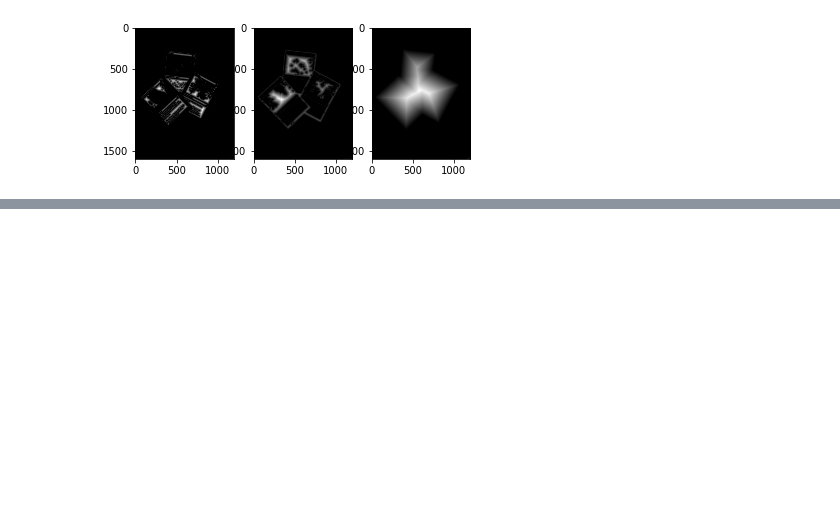
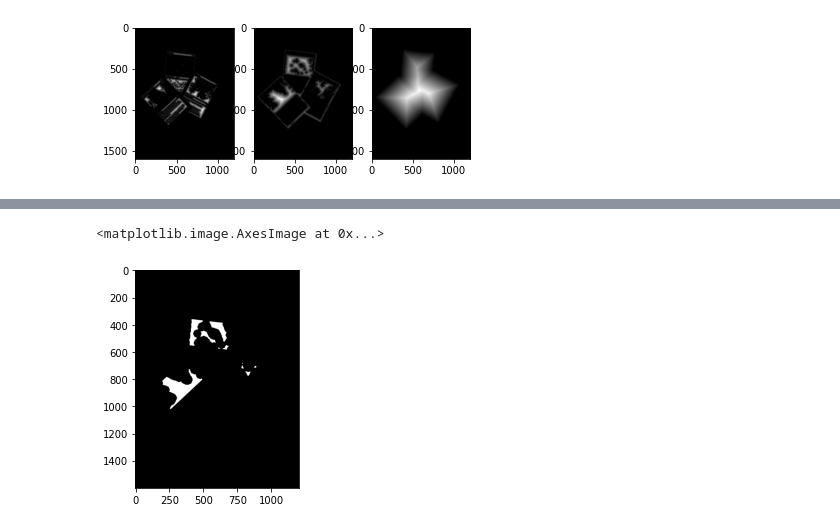
Before and after one commit to pfuerste/mtg_video_enhancer, a Jupyter notebook: mtg_video_enhancer/detection/cv_detect.ipynb, the cells around one changed output, grey strips where cells are left out. Saved outputs shown, nothing was run; the diff lists cells and outputs as text; code cells hidden in the pictures; blank space fills up the shorter version.

```diff
--- a/mtg_video_enhancer/detection/cv_detect.ipynb
+++ b/mtg_video_enhancer/detection/cv_detect.ipynb
@@ -201,0 +221,11 @@ plt.show()
+# %%
+# Threshold to obtain the peaks
+# This will be the markers for the foreground objects
+_, dist = cv.threshold(dist, 0.4, 1.0, cv.THRESH_BINARY)
+# Dilate a bit the dist image
+kernel1 = np.ones((3,3), dtype=np.uint8)
+dist = cv.dilate(dist, kernel1)
+plt.imshow(cv.cvtColor(dist, cv.COLOR_GRAY2RGB))
+# %% [output]
+<matplotlib.image.AxesImage at 0x...>
+[figure, added]
```
Also changed, not shown: parts of 14 cells of this notebook, 2 other files.
